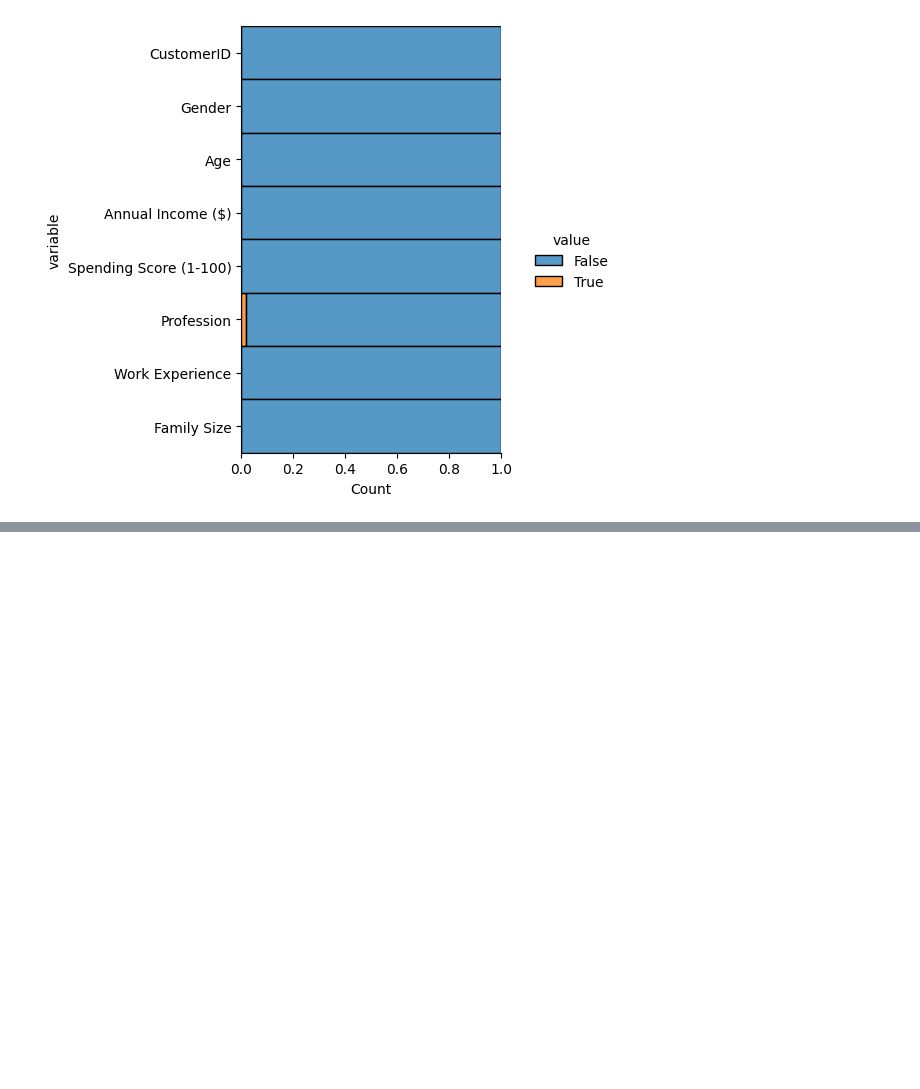
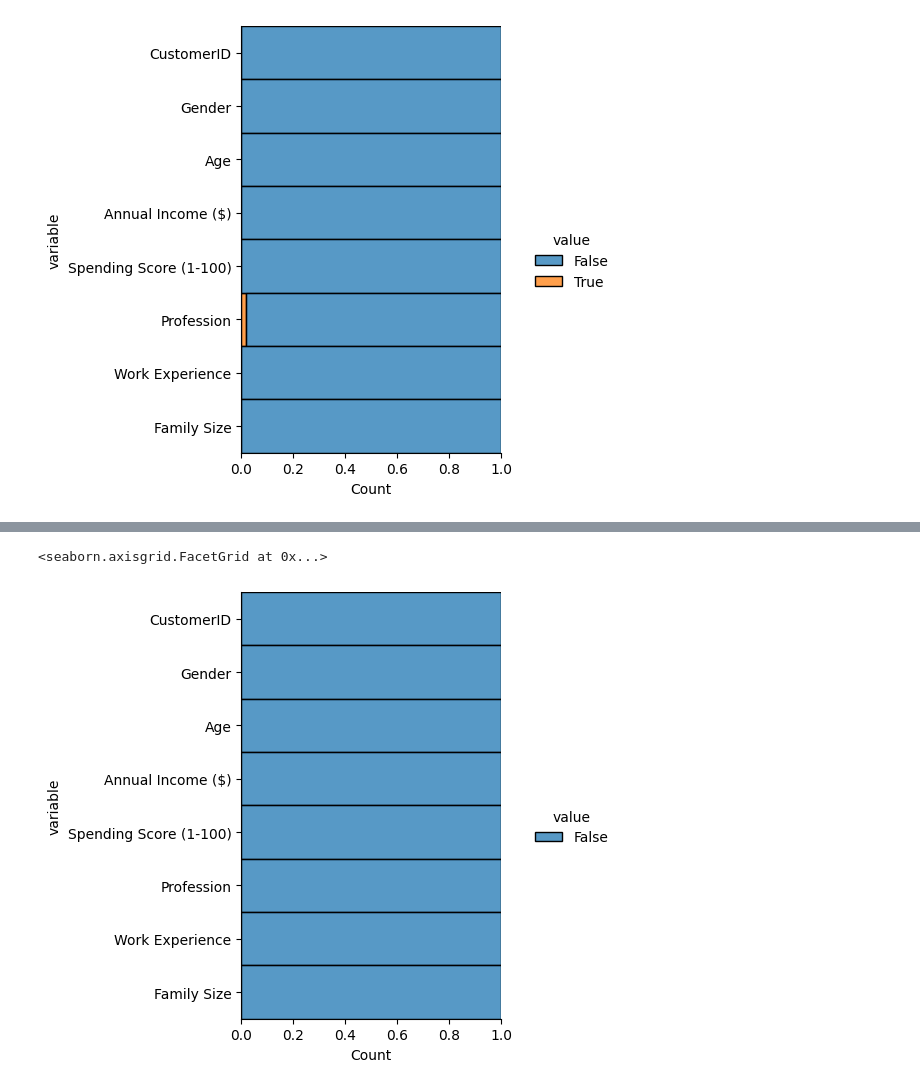
Before and after one commit to adolfo85/shopcustomer, a Jupyter notebook: notebooks/0.0-shopcustomer-introduction.ipynb, the cells around one changed output, grey strips where cells are left out. Cells and saved outputs as stored; diff of their text form; code cells hidden in the pictures; blank space fills up the shorter version.

Commit message:
eliminación de nulos de la variable profession

```diff
--- a/notebooks/0.0-shopcustomer-introduction.ipynb
+++ b/notebooks/0.0-shopcustomer-introduction.ipynb
@@ -77,0 +75,3 @@ Proporción de nulos por variable: Los datos nulos se concentran de forma mínim
+# %%
+df_sinnulos = df.dropna(subset=['Profession'])
+df_sinnulos
@@ -77,0 +92,19 @@ Proporción de nulos por variable: Los datos nulos se concentran de forma mínim
+# %%
+(
+    df_sinnulos
+    .isnull()
+    .melt()
+    .pipe(
+        lambda df: (
+            sns.displot(
+                data=df,
+                y='variable',
+                hue='value',
+                multiple='fill'
+            )
+        )
+    )
+)
+# %% [output]
+<seaborn.axisgrid.FacetGrid at 0x...>
+[figure, added]
```
Also changed, not shown: parts of 3 cells of this notebook.
